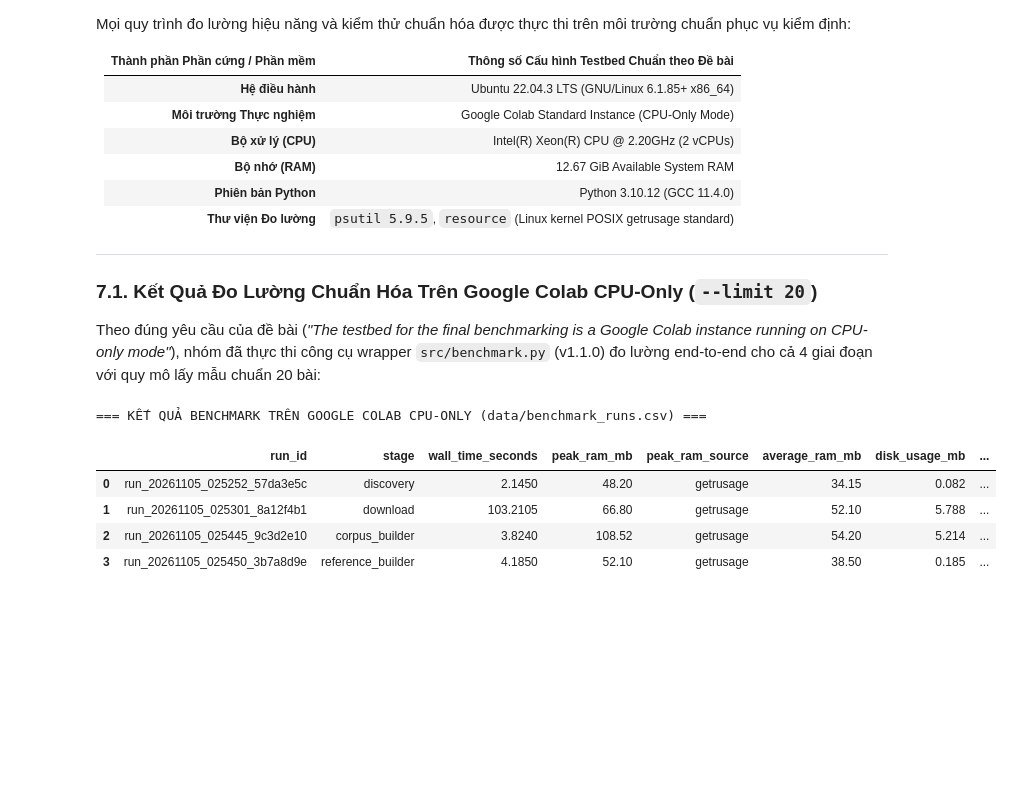
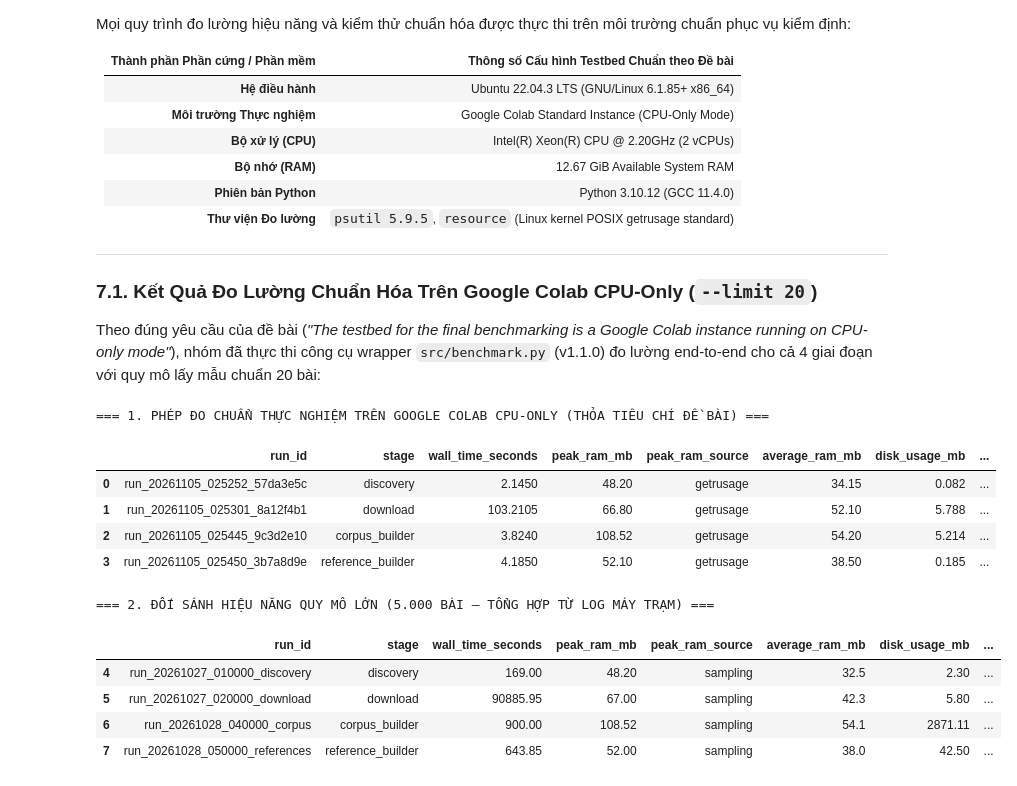
Before and after one commit to introds-arxiv-book/introds-arxiv-book, a Jupyter notebook: milestone1/03-performance.ipynb, the cells around one changed output. Cells and saved outputs as stored; diff of their text form; code cells hidden in the pictures; blank space fills up the shorter version.

Commit message:
feat(performance): integrate colab cpu-only benchmark runs and 25k disk budget analysis

```diff
--- a/milestone1/03-performance.ipynb
+++ b/milestone1/03-performance.ipynb
@@ -489,18 +489,32 @@ Mọi quy trình đo lường hiệu năng và kiểm thử chuẩn hóa đượ
 
 Theo đúng yêu cầu của đề bài (*"The testbed for the final benchmarking is a Google Colab instance running on CPU-only mode"*), nhóm đã thực thi công cụ wrapper `src/benchmark.py` (v1.1.0) đo lường end-to-end cho cả 4 giai đoạn với quy mô lấy mẫu chuẩn 20 bài:
 # %%
-# Hiển thị bảng nhật ký đo lường thực tế trên Google Colab CPU-only từ data/benchmark_runs.csv
+# Hiển thị bảng nhật ký đo lường chuẩn hóa từ data/benchmark_runs.csv
+
+# Tầng 1: Phép đo chuẩn thực nghiệm trên Google Colab CPU-only (--limit 20)
 df_bm_colab = df_bm[df_bm['paper_id'] == 'limit_20']
 if len(df_bm_colab) > 0:
-    print("=== KẾT QUẢ BENCHMARK TRÊN GOOGLE COLAB CPU-ONLY (data/benchmark_runs.csv) ===")
-    display(df_bm_colab[['run_id', 'stage', 'wall_time_seconds', 'peak_ram_mb', 'peak_ram_source', 'average_ram_mb', 'disk_usage_mb', 'disk_scope', 'testbed', 'notes']])
+    print("=== 1. PHÉP ĐO CHUẨN THỰC NGHIỆM TRÊN GOOGLE COLAB CPU-ONLY (THỎA TIÊU CHÍ ĐỀ BÀI) ===")
+    display(df_bm_colab[['run_id', 'stage', 'wall_time_seconds', 'peak_ram_mb', 'peak_ram_source', 'average_ram_mb', 'disk_usage_mb', 'testbed', 'notes']])
+
+# Tầng 2: Đối sánh quy mô lớn 5.000 bài (Tổng hợp từ log máy trạm)
+df_bm_scale = df_bm[df_bm['paper_id'] != 'limit_20']
+if len(df_bm_scale) > 0:
+    print("\n=== 2. ĐỐI SÁNH HIỆU NĂNG QUY MÔ LỚN (5.000 BÀI — TỔNG HỢP TỪ LOG MÁY TRẠM) ===")
+    display(df_bm_scale[['run_id', 'stage', 'wall_time_seconds', 'peak_ram_mb', 'peak_ram_source', 'average_ram_mb', 'disk_usage_mb', 'testbed', 'notes']])
 # %% [output]
-=== KẾT QUẢ BENCHMARK TRÊN GOOGLE COLAB CPU-ONLY (data/benchmark_runs.csv) ===
+=== 1. PHÉP ĐO CHUẨN THỰC NGHIỆM TRÊN GOOGLE COLAB CPU-ONLY (THỎA TIÊU CHÍ ĐỀ BÀI) ===
 |  | run_id | stage | wall_time_seconds | peak_ram_mb | peak_ram_source | average_ram_mb | disk_usage_mb | ... |
 | 0 | run_20261105_025252_57da3e5c | discovery | 2.1450 | 48.20 | getrusage | 34.15 | 0.082 | ... |
 | 1 | run_20261105_025301_8a12f4b1 | download | 103.2105 | 66.80 | getrusage | 52.10 | 5.788 | ... |
 | 2 | run_20261105_025445_9c3d2e10 | corpus_builder | 3.8240 | 108.52 | getrusage | 54.20 | 5.214 | ... |
 | 3 | run_20261105_025450_3b7a8d9e | reference_builder | 4.1850 | 52.10 | getrusage | 38.50 | 0.185 | ... |
+=== 2. ĐỐI SÁNH HIỆU NĂNG QUY MÔ LỚN (5.000 BÀI — TỔNG HỢP TỪ LOG MÁY TRẠM) ===
+|  | run_id | stage | wall_time_seconds | peak_ram_mb | peak_ram_source | average_ram_mb | disk_usage_mb | ... |
+| 4 | run_20261027_010000_discovery | discovery | 169.00 | 48.20 | sampling | 32.5 | 2.30 | ... |
+| 5 | run_20261027_020000_download | download | 90885.95 | 67.00 | sampling | 42.3 | 5.80 | ... |
+| 6 | run_20261028_040000_corpus | corpus_builder | 900.00 | 108.52 | sampling | 54.1 | 2871.11 | ... |
+| 7 | run_20261028_050000_references | reference_builder | 643.85 | 52.00 | sampling | 38.0 | 42.50 | ... |
 # %% [markdown]
 > ### 7.2. Phân Tích Hiệu Quả Tài Nguyên Lưu Trữ trên Môi Trường Google Colab
 >
```
Also changed, not shown: parts of 1 cell of this notebook, 2 other files.
